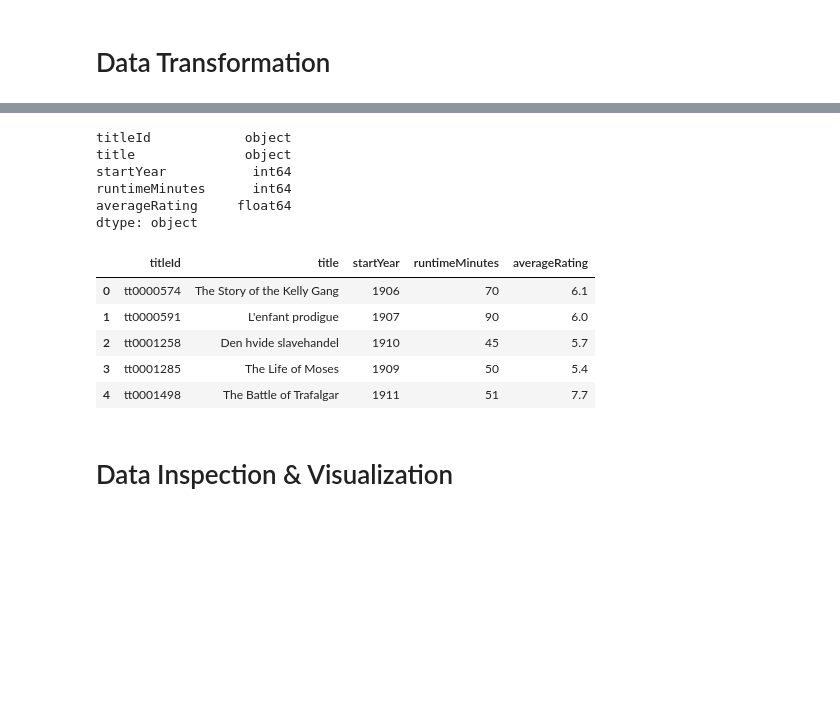
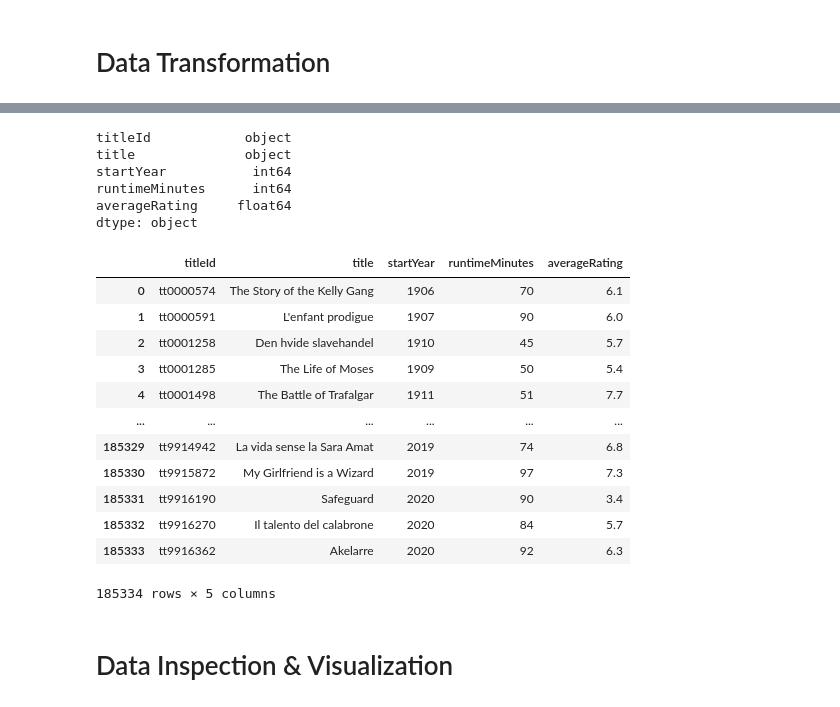
Before and after one commit to padili513/movie-recommendation-engine, a Jupyter notebook: recommendation_engine.ipynb, the cells around one changed output, grey strips where cells are left out. Drawn from its saved outputs; the diff is of its cells as text; code cells hidden in the pictures; blank space fills up the shorter version.

```diff
--- a/recommendation_engine.ipynb
+++ b/recommendation_engine.ipynb
@@ -3,9 +3,6 @@
 # %%
 # pandas for data manipuation
 import pandas as pd
-
-# Make pandas display all the rows instead of truncate
-pd.set_option('display.max_rows', None)
 
 # Turn off iscopy warnings
 pd.options.mode.chained_assignment = None
@@ -126,22 +165,29 @@ dtype: object
 # %%
 # Merge all DataFrames into one
 movies_df = akas_df.merge(basics_df, on='titleId')
 movies_df = movies_df.merge(ratings_df, on='titleId')
 print(movies_df.dtypes)
-movies_df.head()
+movies_df
 # %% [output]
 titleId            object
 title              object
 startYear           int64
 runtimeMinutes      int64
 averageRating     float64
 dtype: object
 |  | titleId | title | startYear | runtimeMinutes | averageRating |
 | 0 | tt0000574 | The Story of the Kelly Gang | 1906 | 70 | 6.1 |
 | 1 | tt0000591 | L'enfant prodigue | 1907 | 90 | 6.0 |
 | 2 | tt0001258 | Den hvide slavehandel | 1910 | 45 | 5.7 |
 | 3 | tt0001285 | The Life of Moses | 1909 | 50 | 5.4 |
 | 4 | tt0001498 | The Battle of Trafalgar | 1911 | 51 | 7.7 |
+| ... | ... | ... | ... | ... | ... |
+| 185329 | tt9914942 | La vida sense la Sara Amat | 2019 | 74 | 6.8 |
+| 185330 | tt9915872 | My Girlfriend is a Wizard | 2019 | 97 | 7.3 |
+| 185331 | tt9916190 | Safeguard | 2020 | 90 | 3.4 |
+| 185332 | tt9916270 | Il talento del calabrone | 2020 | 84 | 5.7 |
+| 185333 | tt9916362 | Akelarre | 2020 | 92 | 6.3 |
+185334 rows × 5 columns
 # %% [markdown]
 # Data Inspection & Visualization
 # %%
```
Also changed, not shown: parts of 12 cells of this notebook.
